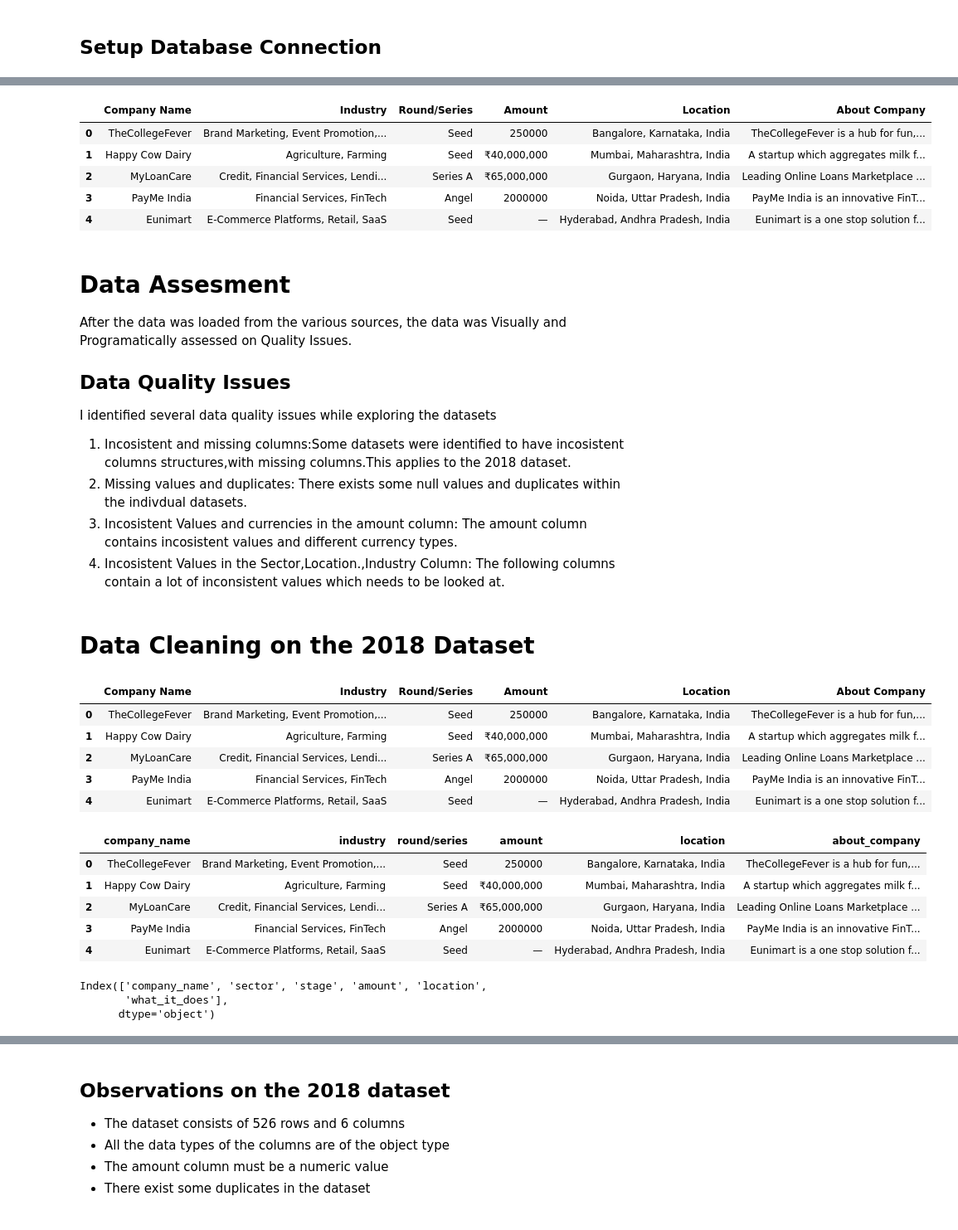
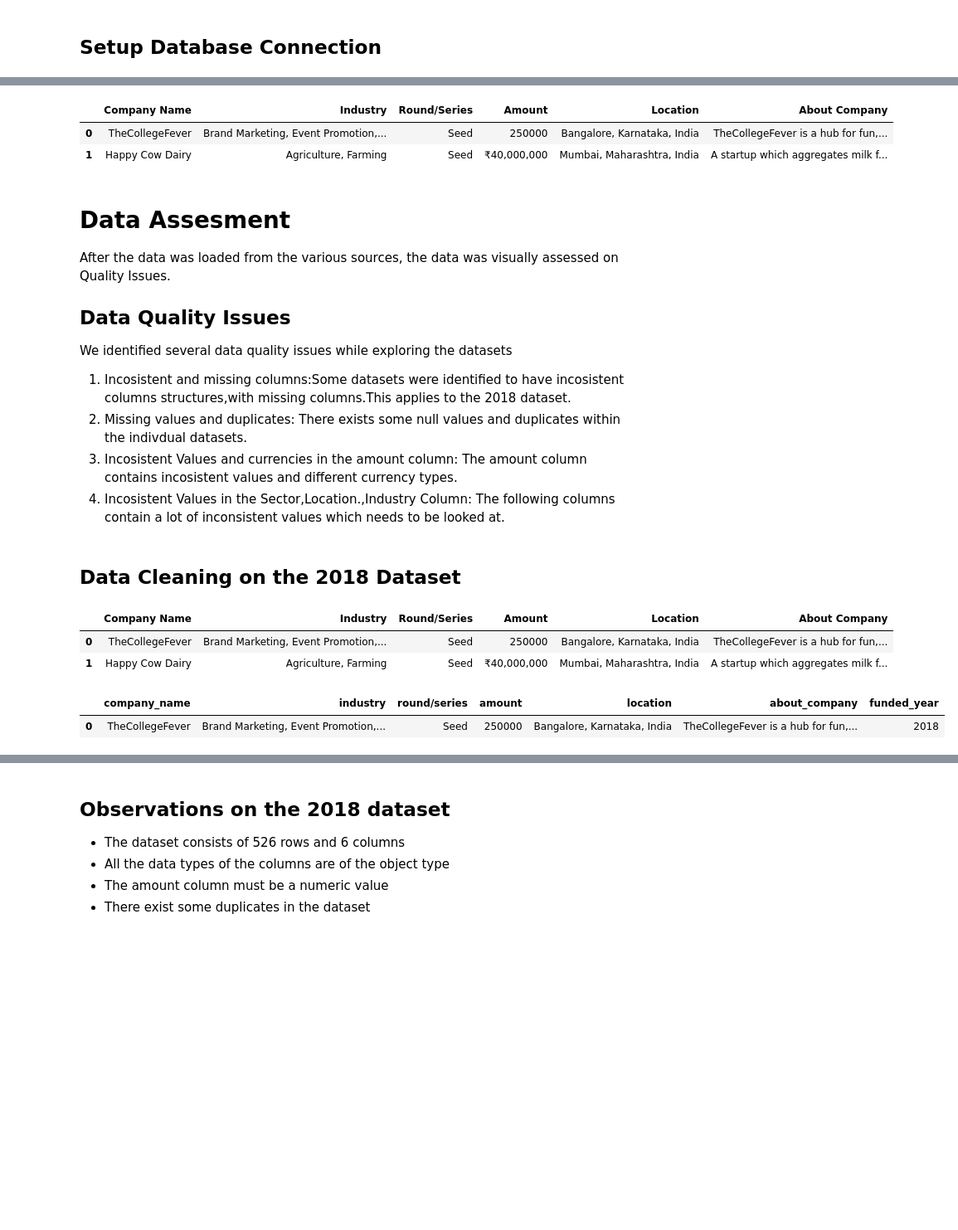
Before and after one commit to Azubi-Team-Selenium/Indian_Start_Up_Analysis, a Jupyter notebook: start_up_analysis.ipynb, the cells around one changed output, grey strips where cells are left out. Shown at 83% size. Saved outputs shown, nothing was run; the diff lists cells and outputs as text; code cells hidden in the pictures; blank space fills up the shorter version.

```diff
--- a/start_up_analysis.ipynb
+++ b/start_up_analysis.ipynb
@@ -138,44 +121,36 @@ df_2019.head()
 # %%
 # load 2018 dataset
 df_2018 = pd.read_csv("datasets/startup_funding2018.csv")
-df_2018.head()
+df_2018.head(2)
 # %% [output]
 |  | Company Name | Industry | Round/Series | Amount | Location | About Company |
 | 0 | TheCollegeFever | Brand Marketing, Event Promotion,... | Seed | 250000 | Bangalore, Karnataka, India | TheCollegeFever is a hub for fun,... |
 | 1 | Happy Cow Dairy | Agriculture, Farming | Seed | ₹40,000,000 | Mumbai, Maharashtra, India | A startup which aggregates milk f... |
-| 2 | MyLoanCare | Credit, Financial Services, Lendi... | Series A | ₹65,000,000 | Gurgaon, Haryana, India | Leading Online Loans Marketplace ... |
-| 3 | PayMe India | Financial Services, FinTech | Angel | 2000000 | Noida, Uttar Pradesh, India | PayMe India is an innovative FinT... |
-| 4 | Eunimart | E-Commerce Platforms, Retail, SaaS | Seed | — | Hyderabad, Andhra Pradesh, India | Eunimart is a one stop solution f... |
 # %% [markdown]
 # Data Assesment
-After the data was loaded from the various sources, the data was Visually and Programatically assessed on Quality Issues.
+After the data was loaded from the various sources, the data was visually assessed on Quality Issues.
 
 ## Data Quality Issues
-I identified several data quality issues while exploring the datasets
+We identified several data quality issues while exploring the datasets
 1. Incosistent and missing columns:Some datasets were identified to have incosistent columns structures,with missing columns.This applies to the 2018 dataset.
 2. Missing values and duplicates: There exists some null values and duplicates within the indivdual datasets.
 3. Incosistent Values and currencies in the amount column: The amount column contains incosistent values and different currency types.
 4. Incosistent Values in the Sector,Location.,Industry Column: The following columns contain a lot of inconsistent values which needs to be looked at.
 # %% [markdown]
-# Data Cleaning on the 2018 Dataset
+## Data Cleaning on the 2018 Dataset
 # %%
 # load dataset
-df_2018.head()
+df_2018.head(2)
 # %% [output]
 |  | Company Name | Industry | Round/Series | Amount | Location | About Company |
 | 0 | TheCollegeFever | Brand Marketing, Event Promotion,... | Seed | 250000 | Bangalore, Karnataka, India | TheCollegeFever is a hub for fun,... |
 | 1 | Happy Cow Dairy | Agriculture, Farming | Seed | ₹40,000,000 | Mumbai, Maharashtra, India | A startup which aggregates milk f... |
-| 2 | MyLoanCare | Credit, Financial Services, Lendi... | Series A | ₹65,000,000 | Gurgaon, Haryana, India | Leading Online Loans Marketplace ... |
-| 3 | PayMe India | Financial Services, FinTech | Angel | 2000000 | Noida, Uttar Pradesh, India | PayMe India is an innovative FinT... |
-| 4 | Eunimart | E-Commerce Platforms, Retail, SaaS | Seed | — | Hyderabad, Andhra Pradesh, India | Eunimart is a one stop solution f... |
 # %%
-# rename column labels
-df_2018 = df_2018.rename(columns=lambda x: x.lower().replace(" ","_"))
-df_2018.head()
+#renaming columns
+df_2018= df_2018.rename(columns=lambda x: x.lower().replace(' ', '_'))
+# add founded column to the dataset
+df_2018["funded_year"] = 2018
+df_2018.head(1)
 # %% [output]
-|  | company_name | industry | round/series | amount | location | about_company |
-| 0 | TheCollegeFever | Brand Marketing, Event Promotion,... | Seed | 250000 | Bangalore, Karnataka, India | TheCollegeFever is a hub for fun,... |
-| 1 | Happy Cow Dairy | Agriculture, Farming | Seed | ₹40,000,000 | Mumbai, Maharashtra, India | A startup which aggregates milk f... |
-| 2 | MyLoanCare | Credit, Financial Services, Lendi... | Series A | ₹65,000,000 | Gurgaon, Haryana, India | Leading Online Loans Marketplace ... |
-| 3 | PayMe India | Financial Services, FinTech | Angel | 2000000 | Noida, Uttar Pradesh, India | PayMe India is an innovative FinT... |
-| 4 | Eunimart | E-Commerce Platforms, Retail, SaaS | Seed | — | Hyderabad, Andhra Pradesh, India | Eunimart is a one stop solution f... |
+|  | company_name | industry | round/series | amount | location | about_company | funded_year |
+| 0 | TheCollegeFever | Brand Marketing, Event Promotion,... | Seed | 250000 | Bangalore, Karnataka, India | TheCollegeFever is a hub for fun,... | 2018 |
@@ -190,10 +157,3 @@ df_2018 =df_2018.rename(columns=rename_columns)
-# %%
-# confirm changes
-df_2018.columns
-# %% [output]
-Index(['company_name', 'sector', 'stage', 'amount', 'location',
-       'what_it_does'],
-      dtype='object')
 # %%
 # check the shape of the 2018 dataset
 df_2018.shape
```
Also changed, not shown: parts of 98 cells of this notebook.
